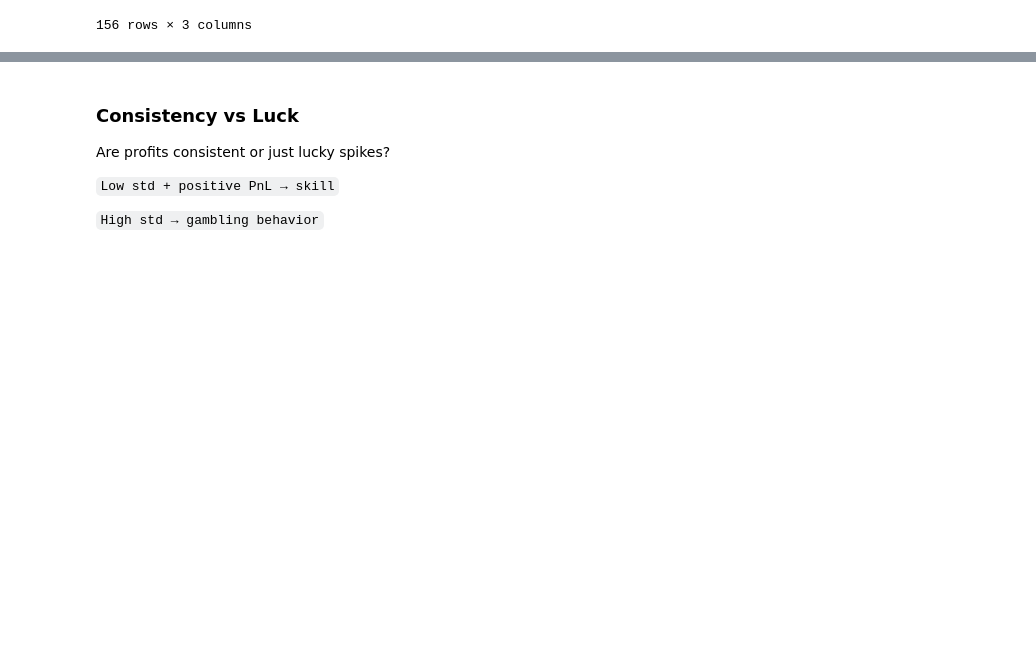
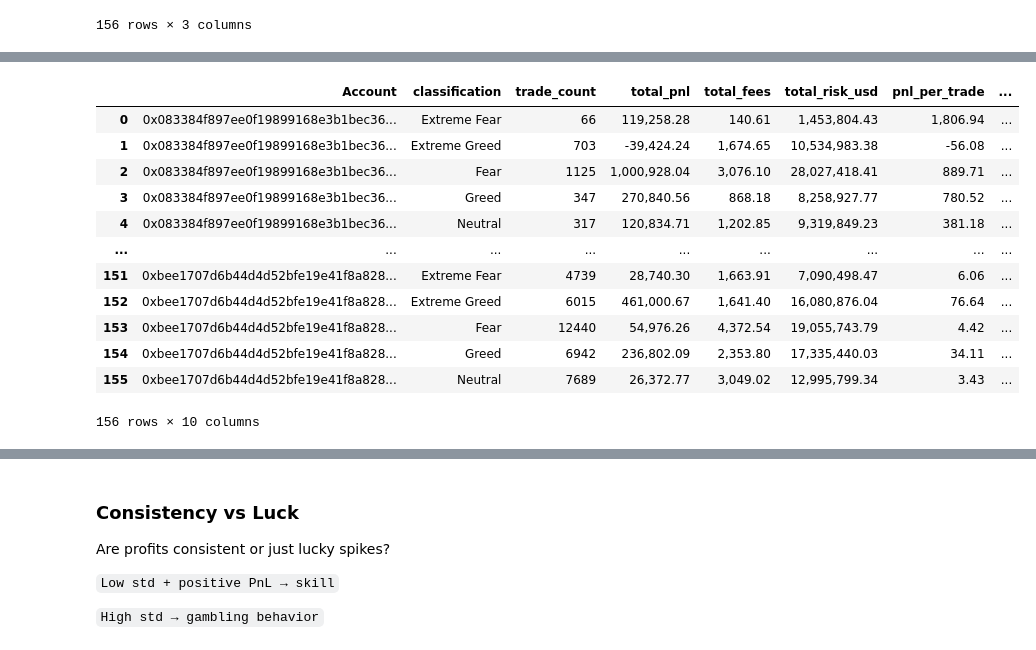
Before and after one commit to Pranay5519/ds_PranayGundu, a Jupyter notebook: assign_1.ipynb, the cells around one changed output, grey strips where cells are left out. Drawn from its saved outputs; the diff is of its cells as text; code cells hidden in the pictures; blank space fills up the shorter version.

```diff
--- a/assign_1.ipynb
+++ b/assign_1.ipynb
@@ -1442,0 +1203,9 @@ overtrading_check
+# %%
+# Trader above 75 percentile are high activity for that sentiment
+trade_threshold = (
+    overtrading_check
+    .groupby("classification")["trade_count"]
+    .quantile(0.75)
+    .reset_index(name="trade_count_75pct")
+)
+trade_threshold
@@ -1442,0 +1219,35 @@ overtrading_check
+# %%
+# efficiency check (are they getting paid?)
+overtrading_check["pnl_per_trade"] = (
+    overtrading_check["total_pnl"] / overtrading_check["trade_count"]
+)
+
+overtrading_check["fee_to_pnl_ratio"] = (
+    overtrading_check["total_fees"] / overtrading_check["total_pnl"].abs()
+)
+# Combine
+overtrading_check = overtrading_check.merge(
+    trade_threshold,
+    on="classification",
+    how="left"
+)
+
+overtrading_check["is_overtrading"] = (
+    (overtrading_check["trade_count"] > overtrading_check["trade_count_75pct"]) &
+    (overtrading_check["pnl_per_trade"] <= 0)
+)
+overtrading_check
+# %% [output]
+|  | Account | classification | trade_count | total_pnl | total_fees | total_risk_usd | pnl_per_trade | ... |
+| 0 | 0x083384f897ee0f19899168e3b1bec36... | Extreme Fear | 66 | 119,258.28 | 140.61 | 1,453,804.43 | 1,806.94 | ... |
+| 1 | 0x083384f897ee0f19899168e3b1bec36... | Extreme Greed | 703 | -39,424.24 | 1,674.65 | 10,534,983.38 | -56.08 | ... |
+| 2 | 0x083384f897ee0f19899168e3b1bec36... | Fear | 1125 | 1,000,928.04 | 3,076.10 | 28,027,418.41 | 889.71 | ... |
+| 3 | 0x083384f897ee0f19899168e3b1bec36... | Greed | 347 | 270,840.56 | 868.18 | 8,258,927.77 | 780.52 | ... |
+| 4 | 0x083384f897ee0f19899168e3b1bec36... | Neutral | 317 | 120,834.71 | 1,202.85 | 9,319,849.23 | 381.18 | ... |
+| ... | ... | ... | ... | ... | ... | ... | ... | ... |
+| 151 | 0xbee1707d6b44d4d52bfe19e41f8a828... | Extreme Fear | 4739 | 28,740.30 | 1,663.91 | 7,090,498.47 | 6.06 | ... |
+| 152 | 0xbee1707d6b44d4d52bfe19e41f8a828... | Extreme Greed | 6015 | 461,000.67 | 1,641.40 | 16,080,876.04 | 76.64 | ... |
+| 153 | 0xbee1707d6b44d4d52bfe19e41f8a828... | Fear | 12440 | 54,976.26 | 4,372.54 | 19,055,743.79 | 4.42 | ... |
+| 154 | 0xbee1707d6b44d4d52bfe19e41f8a828... | Greed | 6942 | 236,802.09 | 2,353.80 | 17,335,440.03 | 34.11 | ... |
+| 155 | 0xbee1707d6b44d4d52bfe19e41f8a828... | Neutral | 7689 | 26,372.77 | 3,049.02 | 12,995,799.34 | 3.43 | ... |
+156 rows × 10 columns
```
Also changed, not shown: parts of 43 cells of this notebook, 3 other files.
